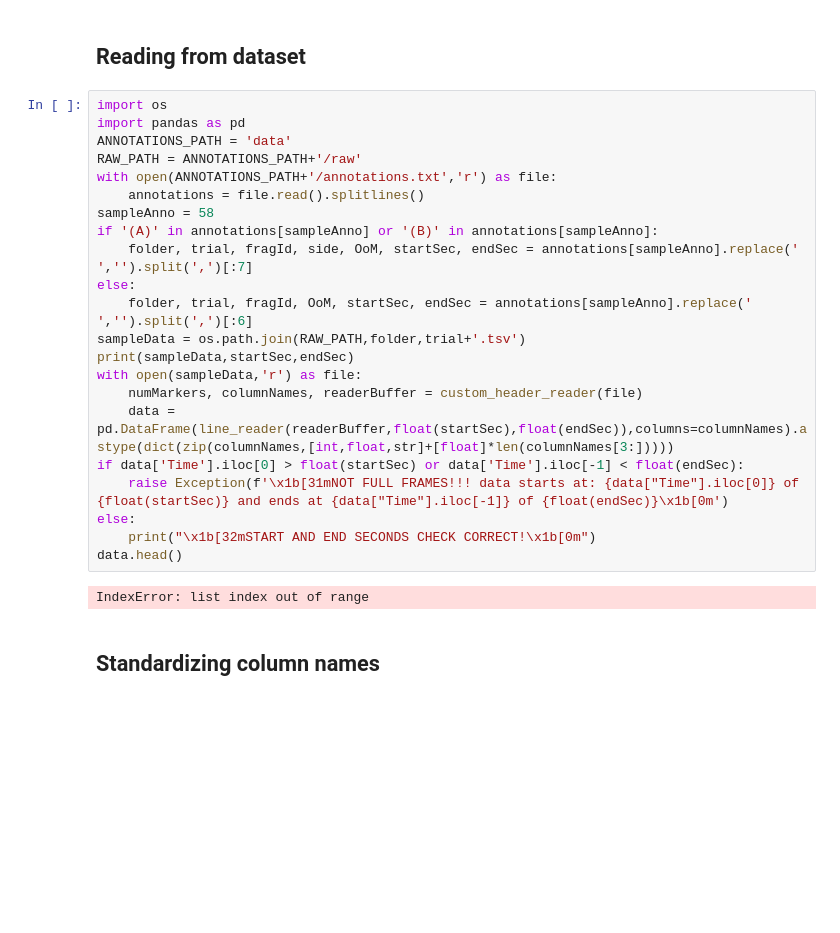
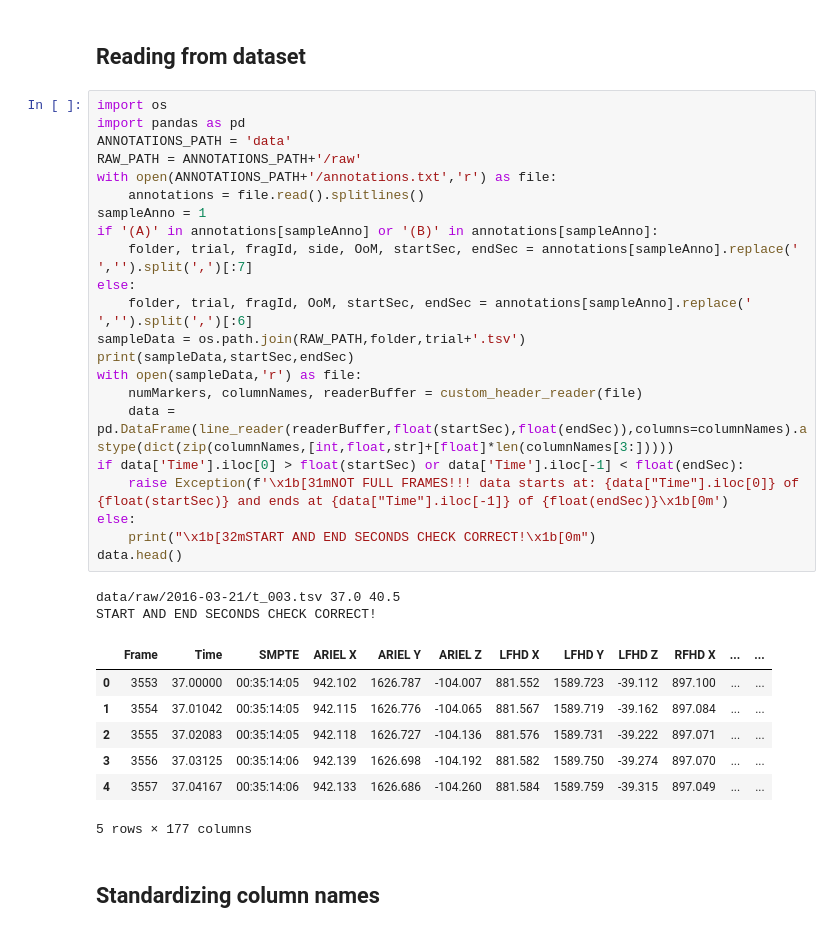
Before and after one commit to gaggioaxel/OoM-Thesis, a Jupyter notebook: code/src/OoM.ipynb, the cells around one changed output. Saved outputs shown, nothing was run; the diff lists cells and outputs as text; blank space fills up the shorter version.

```diff
--- a/code/src/OoM.ipynb
+++ b/code/src/OoM.ipynb
@@ -48,27 +48,35 @@ def line_reader(csvReader,fromSecond,toSecond):
 # %%
 import os
 import pandas as pd
 ANNOTATIONS_PATH = 'data'
 RAW_PATH = ANNOTATIONS_PATH+'/raw'
 with open(ANNOTATIONS_PATH+'/annotations.txt','r') as file:
     annotations = file.read().splitlines()
-sampleAnno = 58
+sampleAnno = 1
 if '(A)' in annotations[sampleAnno] or '(B)' in annotations[sampleAnno]:
     folder, trial, fragId, side, OoM, startSec, endSec = annotations[sampleAnno].replace(' ','').split(',')[:7]
 else:
     folder, trial, fragId, OoM, startSec, endSec = annotations[sampleAnno].replace(' ','').split(',')[:6]
 sampleData = os.path.join(RAW_PATH,folder,trial+'.tsv')
 print(sampleData,startSec,endSec)
 with open(sampleData,'r') as file:
     numMarkers, columnNames, readerBuffer = custom_header_reader(file)
     data = pd.DataFrame(line_reader(readerBuffer,float(startSec),float(endSec)),columns=columnNames).astype(dict(zip(columnNames,[int,float,str]+[float]*len(columnNames[3:]))))
 if data['Time'].iloc[0] > float(startSec) or data['Time'].iloc[-1] < float(endSec):
     raise Exception(f'\x1b[31mNOT FULL FRAMES!!! data starts at: {data["Time"].iloc[0]} of {float(startSec)} and ends at {data["Time"].iloc[-1]} of {float(endSec)}\x1b[0m')
 else:
     print("\x1b[32mSTART AND END SECONDS CHECK CORRECT!\x1b[0m")
 data.head()
 # %% [output]
-IndexError: list index out of range
+data/raw/2016-03-21/t_003.tsv 37.0 40.5
+START AND END SECONDS CHECK CORRECT!
+|  | Frame | Time | SMPTE | ARIEL X | ARIEL Y | ARIEL Z | LFHD X | LFHD Y | LFHD Z | RFHD X | ... | ... |
+| 0 | 3553 | 37.00000 | 00:35:14:05 | 942.102 | 1626.787 | -104.007 | 881.552 | 1589.723 | -39.112 | 897.100 | ... | ... |
+| 1 | 3554 | 37.01042 | 00:35:14:05 | 942.115 | 1626.776 | -104.065 | 881.567 | 1589.719 | -39.162 | 897.084 | ... | ... |
+| 2 | 3555 | 37.02083 | 00:35:14:05 | 942.118 | 1626.727 | -104.136 | 881.576 | 1589.731 | -39.222 | 897.071 | ... | ... |
+| 3 | 3556 | 37.03125 | 00:35:14:06 | 942.139 | 1626.698 | -104.192 | 881.582 | 1589.750 | -39.274 | 897.070 | ... | ... |
+| 4 | 3557 | 37.04167 | 00:35:14:06 | 942.133 | 1626.686 | -104.260 | 881.584 | 1589.759 | -39.315 | 897.049 | ... | ... |
+5 rows × 177 columns
 # %% [markdown]
 ## Standardizing column names
 # %%
```
Also changed, not shown: parts of 10 cells of this notebook, 59 other files.
